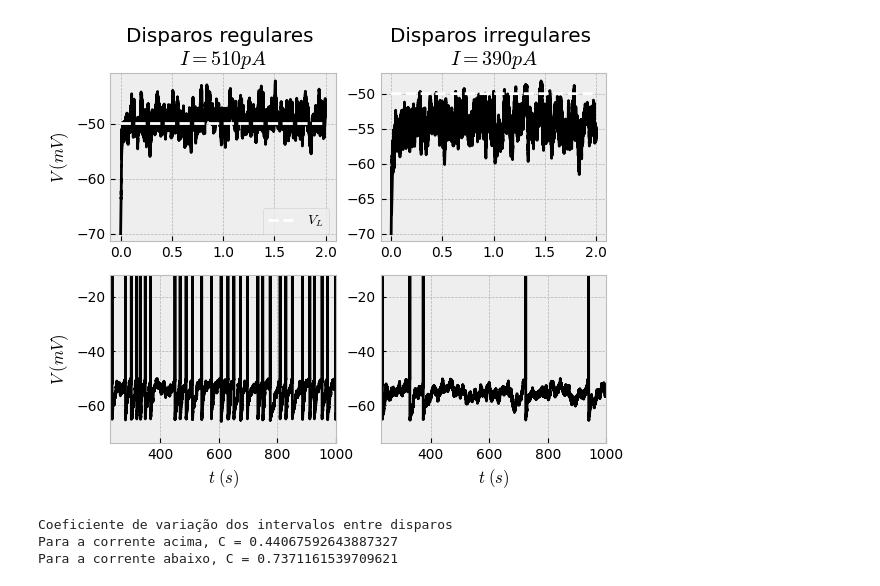
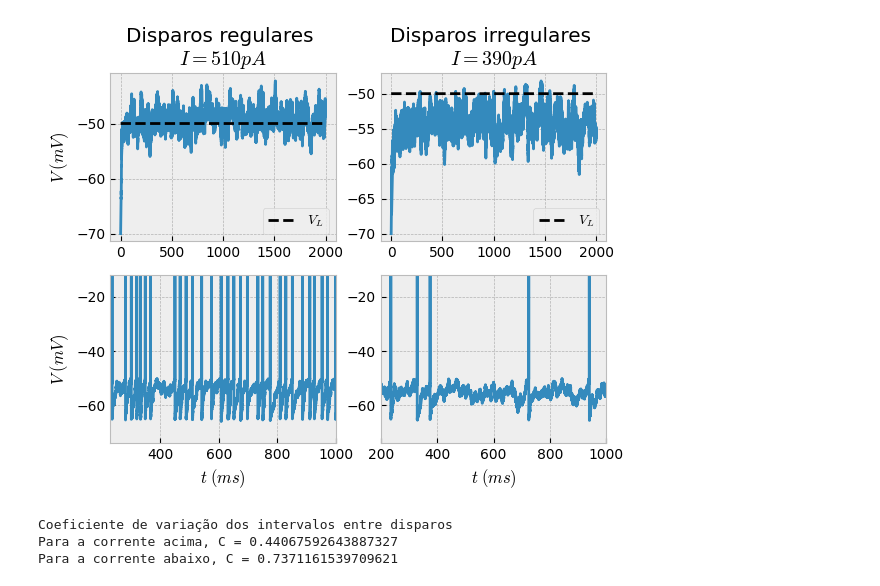
Before and after one commit to rfscorrea/listas-neurociencia-profroque, a Jupyter notebook: lista6/ex2-c.ipynb, the cells around one changed output. Cells and saved outputs as stored; diff of their text form; code cells hidden in the pictures.

```diff
--- a/lista6/ex2-c.ipynb
+++ b/lista6/ex2-c.ipynb
@@ -89,33 +89,34 @@ plt.style.use('bmh')
 # %%
 plt.figure()
 
 plt.subplot(2,2,1)
 plt.title(f'Disparos regulares \n$I = 510pA$')
-plt.plot(t, V3*1e3, 'k')
-plt.plot(t, VL*1e3, 'w--', label='$V_L$')
+plt.plot(t*1e3, V3*1e3)
+plt.plot(t*1e3, VL*1e3, 'k--', label='$V_L$')
 plt.ylabel(r'$V \; (mV)$')
 plt.legend()
 
 plt.subplot(2,2,2)
 plt.title(f'Disparos irregulares \n$I =390pA$')
-plt.plot(t, V4*1e3, 'k')
-plt.plot(t, VL*1e3, 'w--', label='$V_L$')
+plt.plot(t*1e3, V4*1e3)
+plt.plot(t*1e3, VL*1e3, 'k--', label='$V_L$')
+plt.legend()
 
 plt.subplot(2,2,3)
-plt.plot(t*1e3, V1*1e3, 'k')
+plt.plot(t*1e3, V1*1e3)
 plt.ylabel(r'$V \; (mV)$')
-plt.xlabel(r'$t \; (s)$')
+plt.xlabel(r'$t \; (ms)$')
 plt.axis(xmin=230, xmax=1000, ymax=-12)
 
 plt.subplot(2,2,4)
-plt.plot(t*1e3, V2*1e3, 'k')
-plt.xlabel(r'$t \; (s)$')
-plt.axis(xmin=230, xmax=1000, ymax=-12)
+plt.plot(t*1e3, V2*1e3)
+plt.xlabel(r'$t \; (ms)$')
+plt.axis(xmin=200, xmax=1000, ymax=-12)
 
 
 plt.show()
 # %% [output]
-[figure, old version]
+[figure, new version]
 # %%
 print(
     f'Coeficiente de variação dos intervalos entre disparos\n'
```
